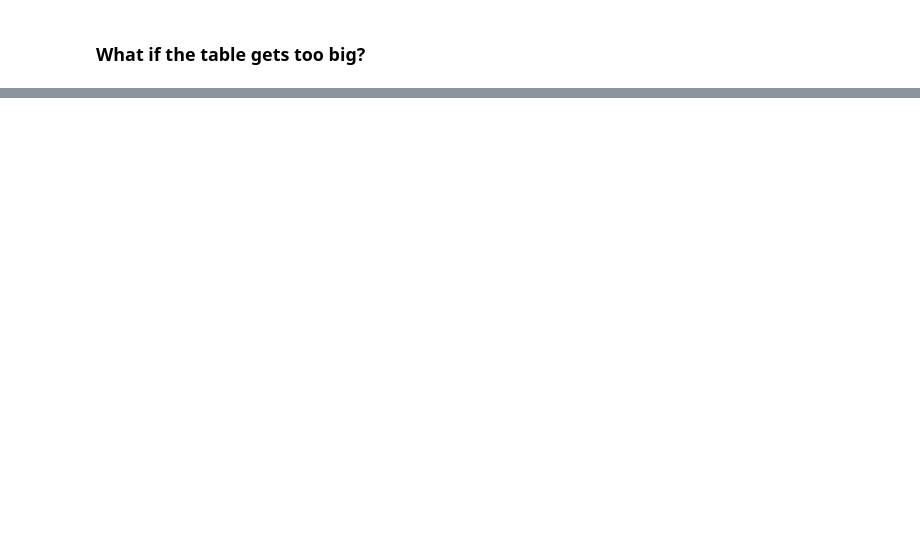
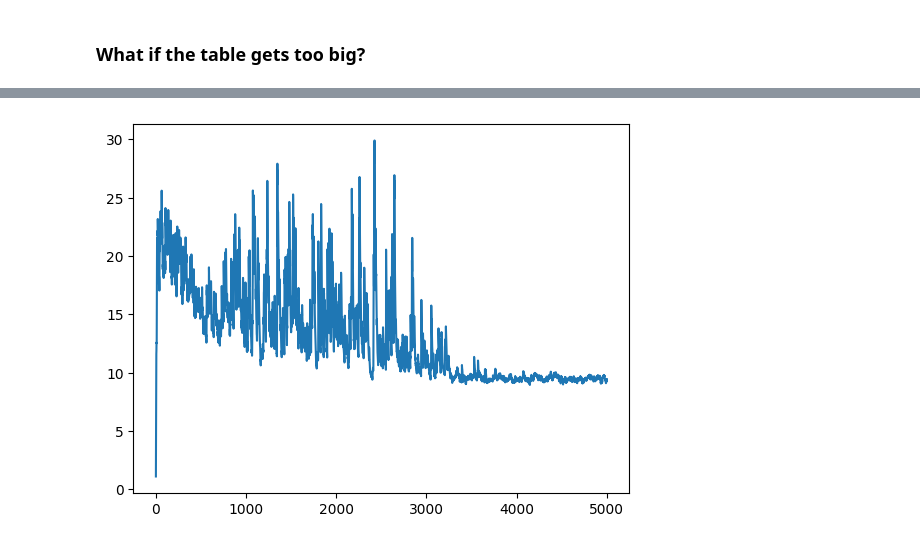
Before and after one commit to Pirate-Hunter-Zoro/Q-Learning, a Jupyter notebook: q_learning.ipynb, the cells around one changed output, grey strips where cells are left out. Drawn from its saved outputs; the diff is of its cells as text; code cells hidden in the pictures; blank space fills up the shorter version.

```diff
--- a/q_learning.ipynb
+++ b/q_learning.ipynb
@@ -299,0 +512,21 @@ plt.show()
+# %%
+class Q_network(nn.Module):
+    def __init__(
+        self,
+        obs_dim,
+        discrete_action_dim,
+        hidden_dim=8,
+        device="cpu",
+    ):
+        super(Q_network, self).__init__()
+        self.device = device
+        self.l1 = nn.Linear(obs_dim, hidden_dim)
+        self.l2 = nn.Linear(hidden_dim, hidden_dim)
+        self.l3 = nn.Linear(hidden_dim, discrete_action_dim)
+        self.to(device)
+
+    def forward(self, x):
+        x = F.tanh(self.l1(x))
+        x = F.tanh(self.l2(x))
+        x = self.l3(x)
+        return x
@@ -299,0 +697,12 @@ plt.show()
+# %%
+import matplotlib.pyplot as plt
+
+lpsmooth = []
+last = 0
+for r in reward_hist:
+  lpsmooth.append(0.9*last+0.1*r)
+  last = lpsmooth[-1]
+plt.plot(lpsmooth)
+plt.show()
+# %% [output]
+[figure, added]
```
Also changed, not shown: parts of 11 cells of this notebook, 1 other file.
